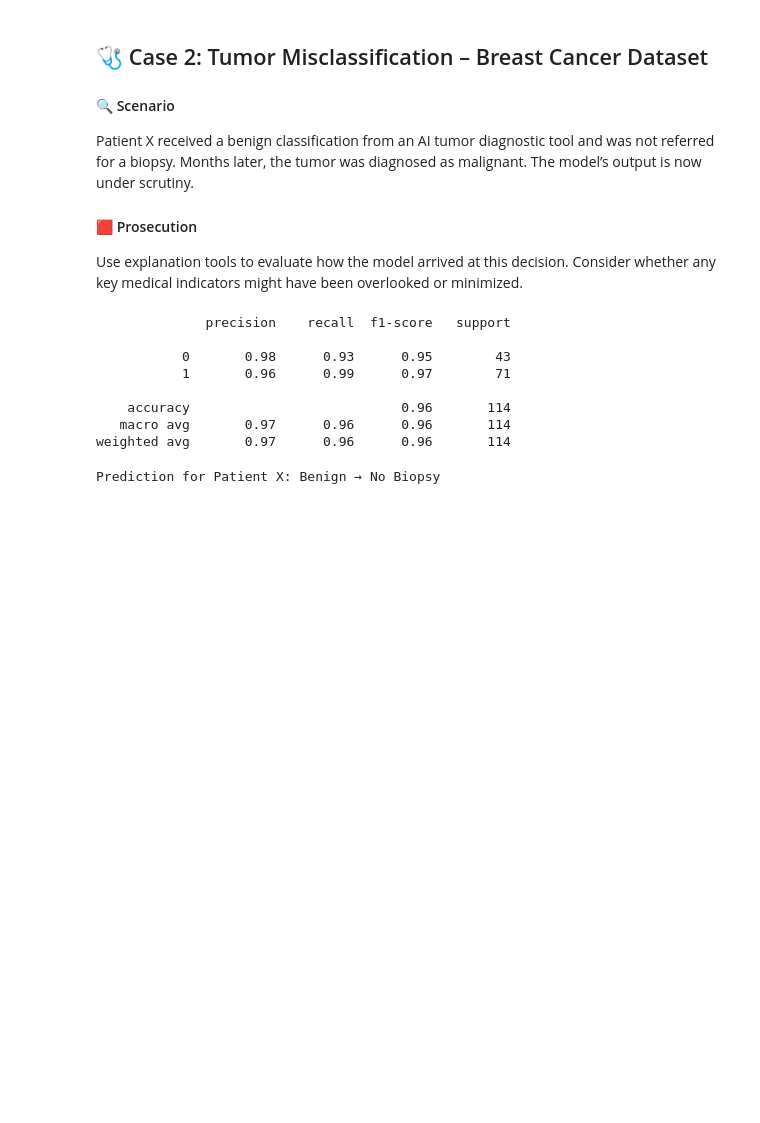
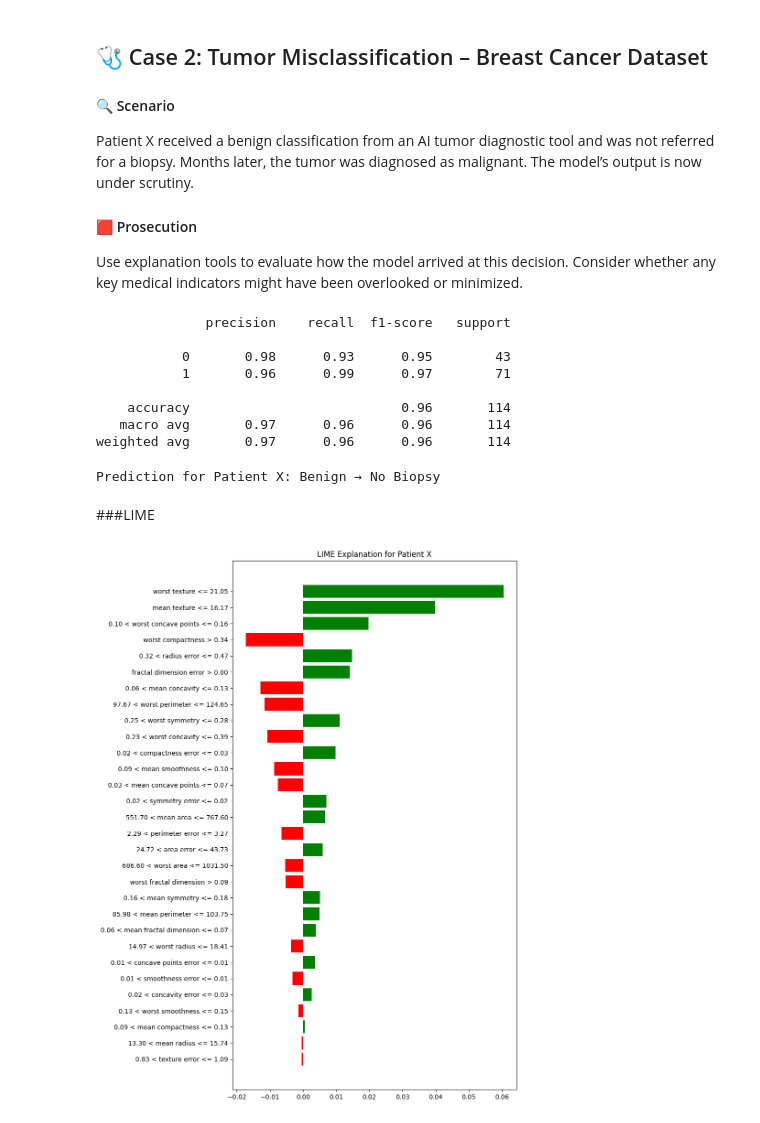
Before and after one commit to Mkhan13/XAI, a Jupyter notebook: machine_learning_court.ipynb, the cells around one changed output. Drawn from its saved outputs; the diff is of its cells as text; code cells hidden in the pictures; blank space fills up the shorter version.

Commit message:
create LIME and ICE plots

```diff
--- a/machine_learning_court.ipynb
+++ b/machine_learning_court.ipynb
@@ -82,3 +88,16 @@ pred = model_bc.predict(focus_instance_bc)
 print("Prediction for Patient X:", "Benign → No Biopsy" if pred[0] == 1 else "Malignant → Action Needed")
 # %% [output]
 Prediction for Patient X: Benign → No Biopsy
+# %% [markdown]
+###LIME
+# %%
+explainer = LimeTabularExplainer(training_data=X_train.values, feature_names=X_train.columns, class_names=["Malignant", "Benign"], mode="classification")
+
+exp = explainer.explain_instance(data_row=focus_instance_bc.values[0], predict_fn=model_bc.predict_proba, num_features=X_train.shape[1]) #Explain Patient X
+
+fig = exp.as_pyplot_figure()
+fig.set_size_inches(8, 15)
+plt.title("LIME Explanation for Patient X")
+plt.show()
+# %% [output]
+[figure, added]
```
Also changed, not shown: parts of 5 cells of this notebook.
